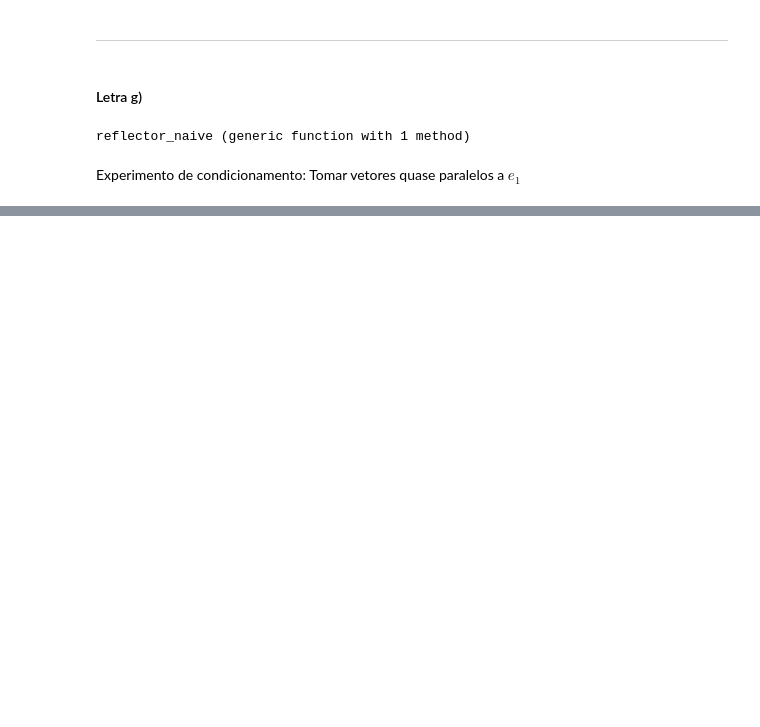
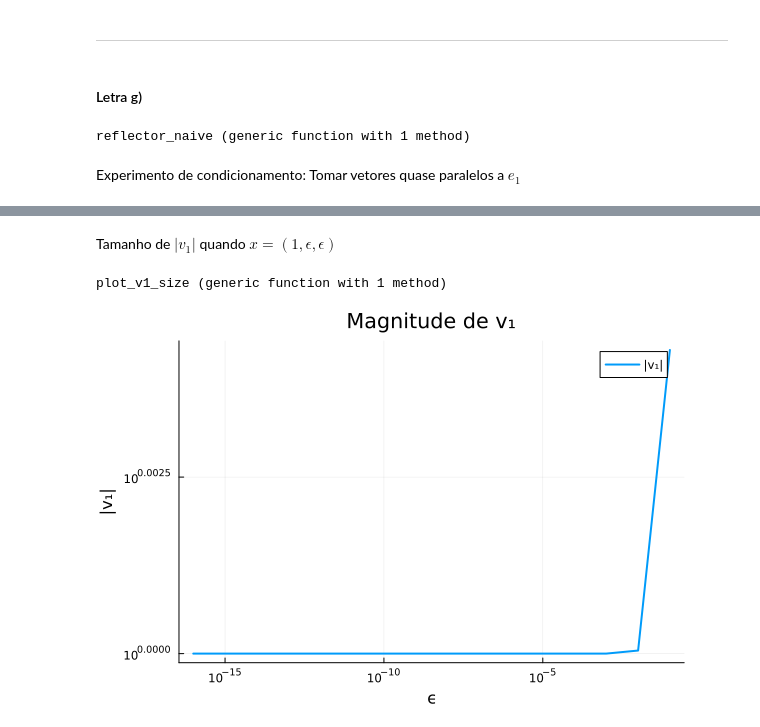
Before and after one commit to pedroalves085/Projeto4PedroElainne, a Jupyter notebook: q1.ipynb, the cells around one changed output, grey strips where cells are left out. Drawn from its saved outputs; the diff is of its cells as text; code cells hidden in the pictures; blank space fills up the shorter version.

```diff
--- a/q1.ipynb
+++ b/q1.ipynb
@@ -238,0 +424,38 @@ plot_conditioning()
+# %% [markdown]
+Tamanho de $|v_1|$ quando $x = (1, \epsilon, \epsilon)$
+# %%
+function plot_v1_size()
+
+    epss = 10.0 .^ (-1:-1:-16)
+
+    vals = Float64[]
+
+    for ϵ in epss
+
+        x = Float64[1.0,ϵ,ϵ]
+
+        nx = norm(x)
+
+        v1 = 1.0 - nx
+
+        push!(vals,abs(v1))
+    end
+
+    plot(
+        epss,
+        vals .+ 1,
+        xscale=:log10,
+        yscale=:log10,
+        lw=2,
+        label="|v₁|",
+        xlabel="ϵ",
+        ylabel="|v₁|",
+        title="Magnitude de v₁"
+    )
+end
+# %% [output]
+plot_v1_size (generic function with 1 method)
+# %%
+plot_v1_size()
+# %% [output]
+[figure, added]
```
Also changed, not shown: parts of 22 cells of this notebook.
